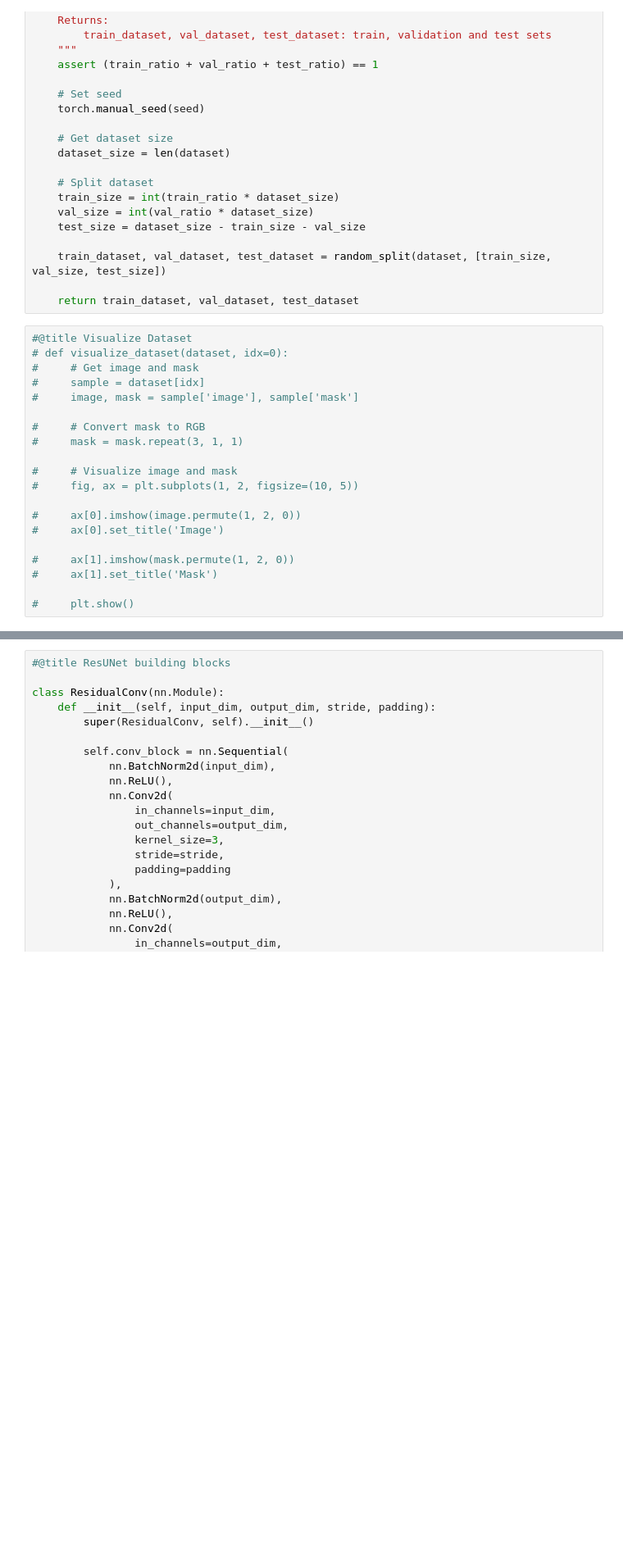
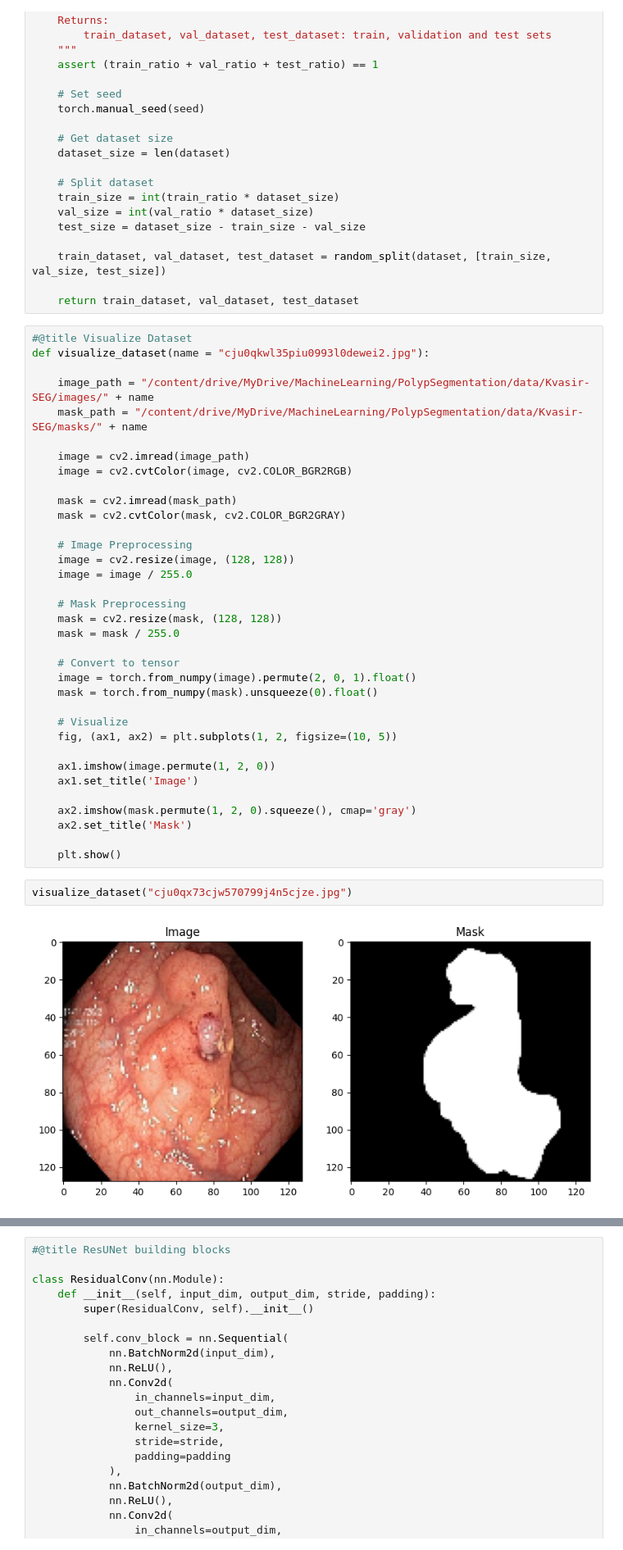
Before and after one commit to zuanki/PolypSegmentation, a Jupyter notebook: main.ipynb, the cells around one changed output, grey strips where cells are left out. Shown at 82% size. Saved outputs shown, nothing was run; the diff lists cells and outputs as text; blank space fills up the shorter version.

```diff
--- a/main.ipynb
+++ b/main.ipynb
@@ -114,23 +119,42 @@ def split_dataset(dataset, train_ratio=0.8, val_ratio=0.1, test_ratio=0.1, seed=
     train_dataset, val_dataset, test_dataset = random_split(dataset, [train_size, val_size, test_size])
 
     return train_dataset, val_dataset, test_dataset
-# %%
-#@title Visualize Dataset
-# def visualize_dataset(dataset, idx=0):
-#     # Get image and mask
-#     sample = dataset[idx]
-#     image, mask = sample['image'], sample['mask']
-
-#     # Convert mask to RGB
-#     mask = mask.repeat(3, 1, 1)
-
-#     # Visualize image and mask
-#     fig, ax = plt.subplots(1, 2, figsize=(10, 5))
-
-#     ax[0].imshow(image.permute(1, 2, 0))
-#     ax[0].set_title('Image')
-
-#     ax[1].imshow(mask.permute(1, 2, 0))
-#     ax[1].set_title('Mask')
-
-#     plt.show()
+# %%
+#@title Visualize Dataset
+def visualize_dataset(name = "cju0qkwl35piu0993l0dewei2.jpg"):
+
+    image_path = "/content/drive/MyDrive/MachineLearning/PolypSegmentation/data/Kvasir-SEG/images/" + name
+    mask_path = "/content/drive/MyDrive/MachineLearning/PolypSegmentation/data/Kvasir-SEG/masks/" + name
+
+    image = cv2.imread(image_path)
+    image = cv2.cvtColor(image, cv2.COLOR_BGR2RGB)
+
+    mask = cv2.imread(mask_path)
+    mask = cv2.cvtColor(mask, cv2.COLOR_BGR2GRAY)
+
+    # Image Preprocessing
+    image = cv2.resize(image, (128, 128))
+    image = image / 255.0
+
+    # Mask Preprocessing
+    mask = cv2.resize(mask, (128, 128))
+    mask = mask / 255.0
+
+    # Convert to tensor
+    image = torch.from_numpy(image).permute(2, 0, 1).float()
+    mask = torch.from_numpy(mask).unsqueeze(0).float()
+
+    # Visualize
+    fig, (ax1, ax2) = plt.subplots(1, 2, figsize=(10, 5))
+
+    ax1.imshow(image.permute(1, 2, 0))
+    ax1.set_title('Image')
+
+    ax2.imshow(mask.permute(1, 2, 0).squeeze(), cmap='gray')
+    ax2.set_title('Mask')
+
+    plt.show()
+# %%
+visualize_dataset("cju0qx73cjw570799j4n5cjze.jpg")
+# %% [output]
+[figure, added]
```
Also changed, not shown: parts of 21 cells of this notebook, 1 other file.
